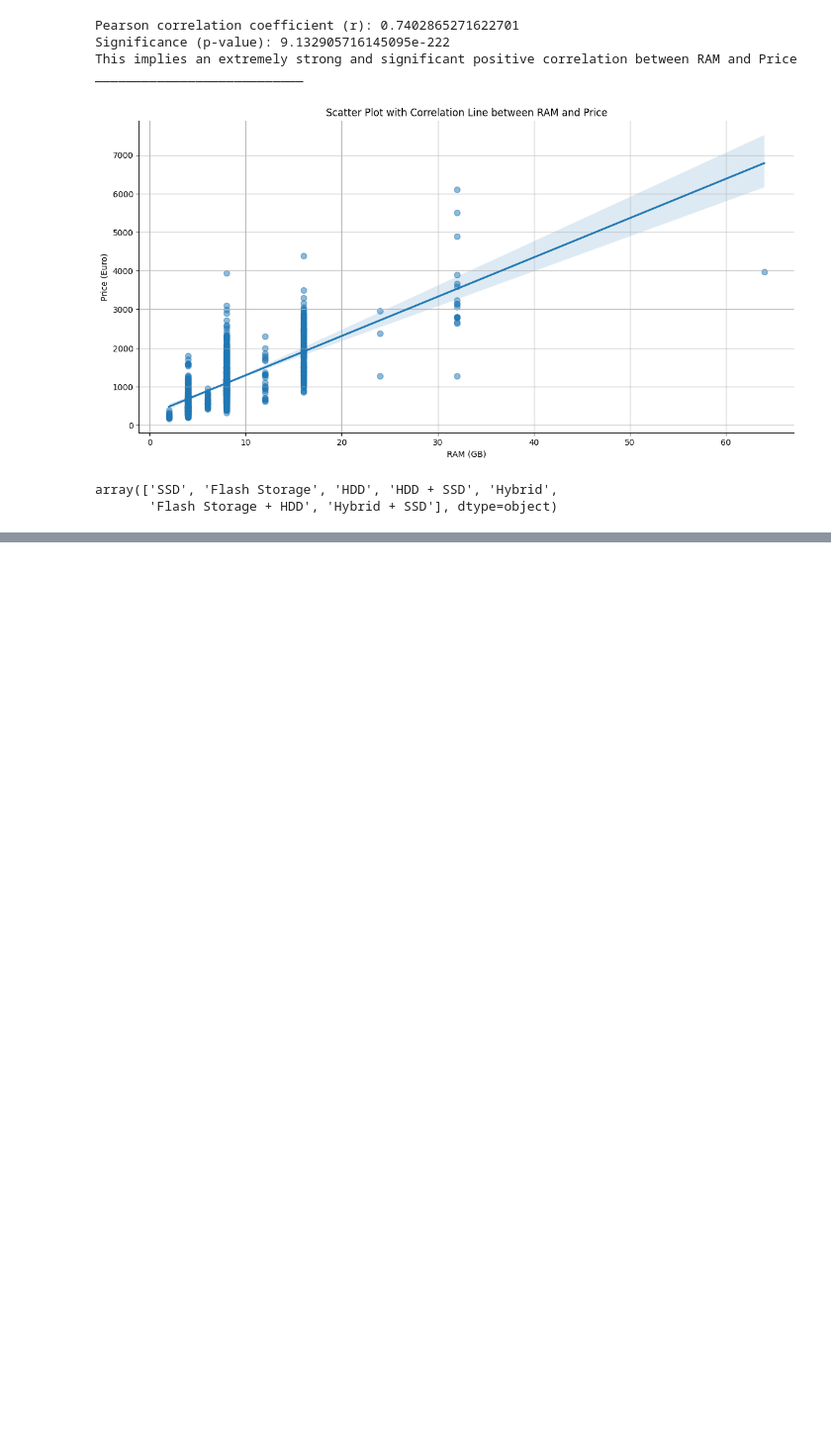
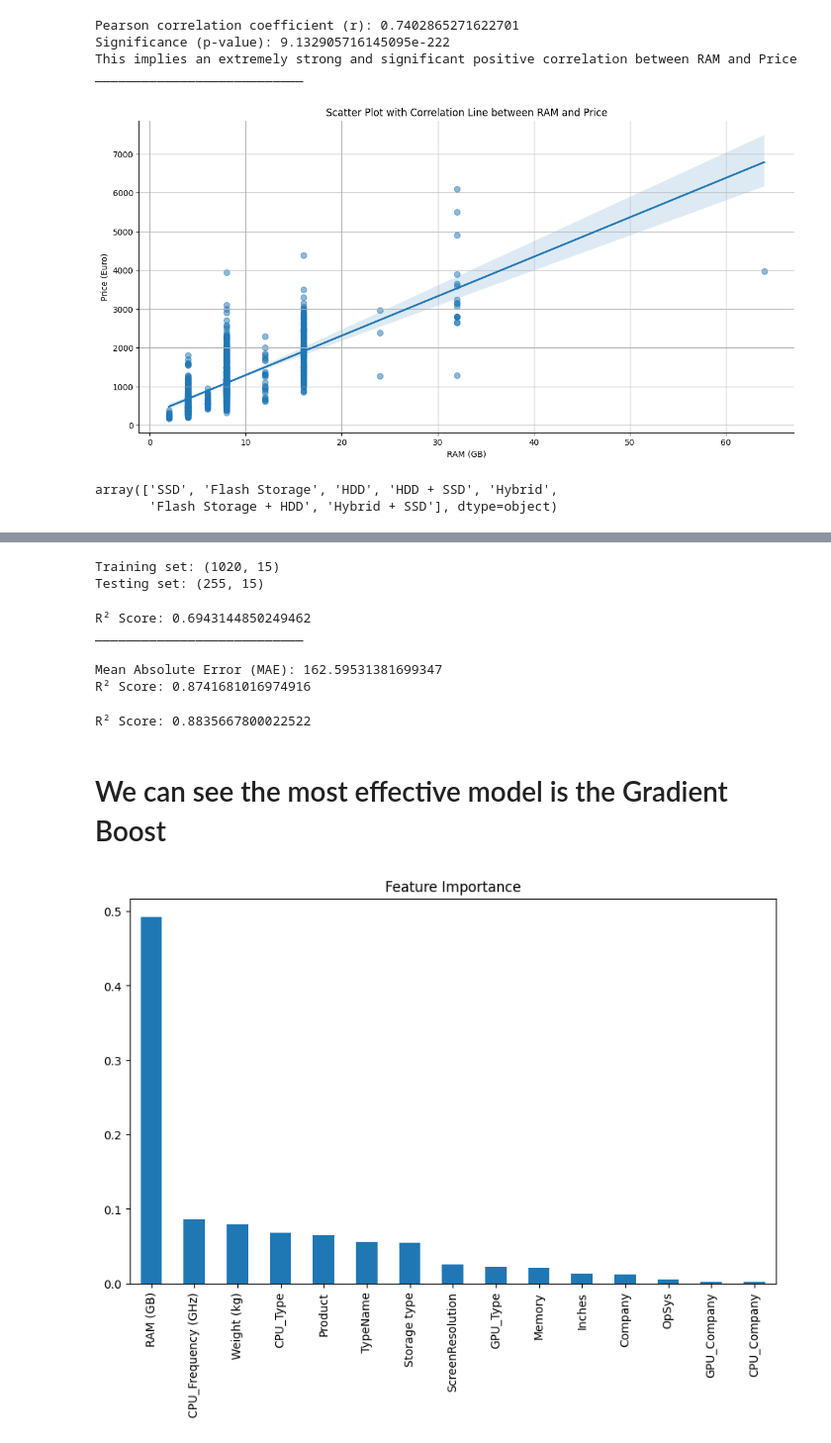
Before and after one commit to maymay-wa/miniproject, a Jupyter notebook: Analysis.ipynb, the cells around one changed output, grey strips where cells are left out. Shown at 99% size. Cells and saved outputs as stored; diff of their text form; code cells hidden in the pictures; blank space fills up the shorter version.

```diff
--- a/Analysis.ipynb
+++ b/Analysis.ipynb
@@ -334,0 +372,67 @@ array(['SSD', 'Flash Storage', 'HDD', 'HDD + SSD', 'Hybrid',
+# %%
+# Features (X) and target (y)
+X = enhanced_df.drop(columns=['Price (Euro)'])
+y = enhanced_df['Price (Euro)']
+
+# Sets some data for training, and a smaller section for testing the model
+X_train, X_test, y_train, y_test = train_test_split(X, y, test_size=0.2, random_state=42)
+
+print("Training set:", X_train.shape)
+print("Testing set:", X_test.shape)
+# %% [output]
+Training set: (1020, 15)
+Testing set: (255, 15)
+# %%
+model = LinearRegression()
+model.fit(X_train, y_train)
+
+# Predictions
+y_pred = model.predict(X_test)
+# Evaluate the model
+mae = mean_absolute_error(y_test, y_pred)
+r2 = r2_score(y_test, y_pred)
+
+print("R² Score:", r2, SEPERATOR)
+# %% [output]
+R² Score: 0.6943144850249462
+___________________________
+# %%
+model = RandomForestRegressor(random_state=42)
+model.fit(X_train, y_train)
+
+# Predictions
+y_pred = model.predict(X_test)
+# Evaluate the model
+mae = mean_absolute_error(y_test, y_pred)
+r2 = r2_score(y_test, y_pred)
+
+print("R² Score:", r2)
+# %% [output]
+Mean Absolute Error (MAE): 162.59531381699347
+R² Score: 0.8741681016974916
+# %%
+model = GradientBoostingRegressor(random_state=42)
+model.fit(X_train, y_train)
+
+# Predictions
+y_pred = model.predict(X_test)
+# Evaluate the model
+mae = mean_absolute_error(y_test, y_pred)
+r2 = r2_score(y_test, y_pred)
+
+print("R² Score:", r2)
+# %% [output]
+R² Score: 0.8835667800022522
+# %% [markdown]
+# We can see the most effective model is the Gradient Boost
+# %%
+# Feature importance
+feature_importance = pd.Series(model.feature_importances_, index=X.columns).sort_values(ascending=False)
+
+# Plot feature importance
+plt.figure(figsize=(10, 6))
+feature_importance.plot(kind='bar')
+plt.title("Feature Importance")
+plt.show()
+# %% [output]
+[figure, added]
```
Also changed, not shown: parts of 5 cells of this notebook, 1 other file.
